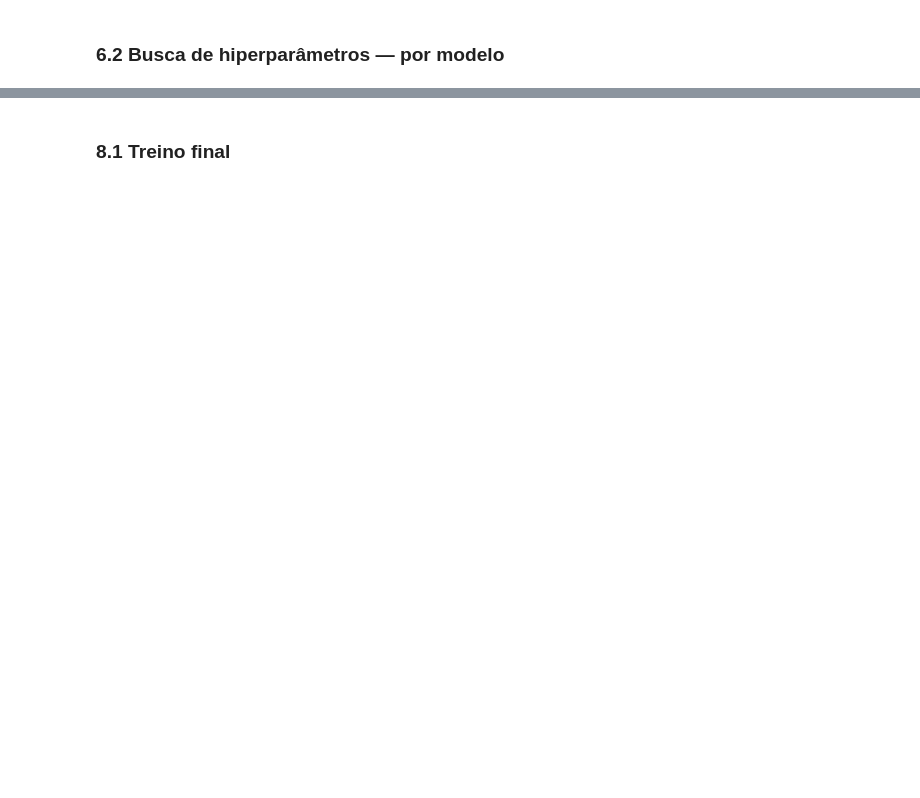
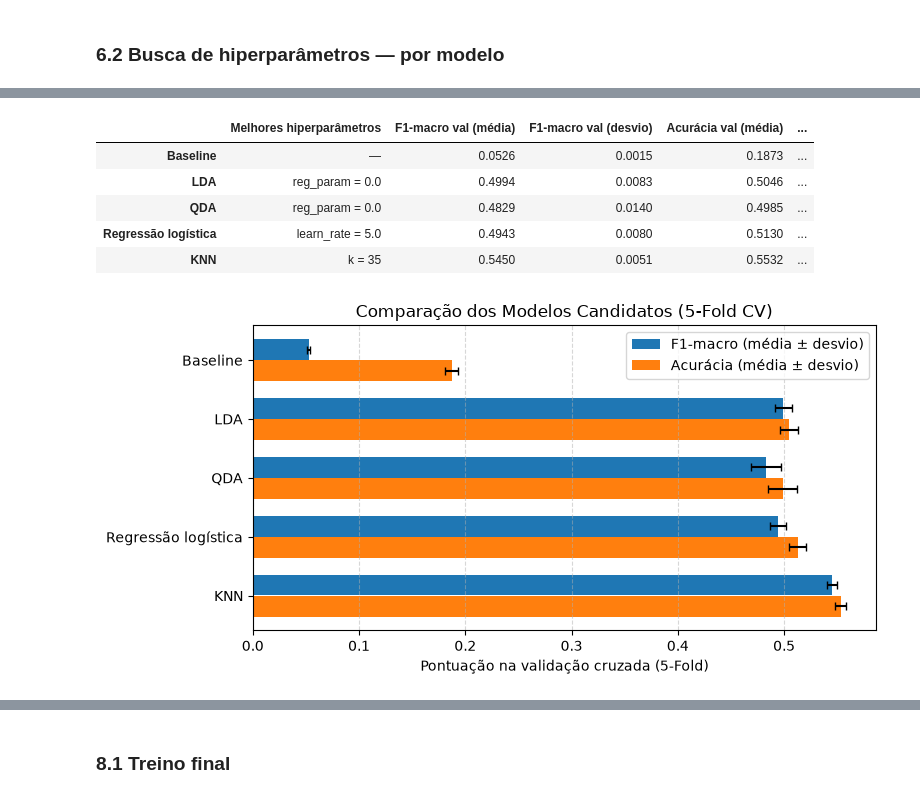
Before and after one commit to Machine-Learning-Name-in-progress/Classification-Pipeline, a Jupyter notebook: classification_pipeline_modelos.ipynb, the cells around one changed output, grey strips where cells are left out. Drawn from its saved outputs; the diff is of its cells as text; code cells hidden in the pictures; blank space fills up the shorter version.

```diff
--- a/classification_pipeline_modelos.ipynb
+++ b/classification_pipeline_modelos.ipynb
@@ -856,3 +976,54 @@ Usar **só o conjunto de treino**. O teste não aparece nesta seção.
+# %%
+comparison_df = pd.DataFrame.from_dict(cv_best_models, orient="index")
+comparison_df = comparison_df.rename(
+    columns={
+        "mean_macro_f1": "F1-macro val (média)",
+        "std_macro_f1": "F1-macro val (desvio)",
+        "mean_accuracy": "Acurácia val (média)",
+        "std_accuracy": "Acurácia val (desvio)",
+    }
+)
+
+display(comparison_df.round(4))
+
+# gráfico comparativo do F1-macro e Acurácia nos 5 folds
+fig, ax = plt.subplots(figsize=(8, 4))
+y_pos = np.arange(len(comparison_df))
+
+ax.barh(
+    y_pos - 0.18,
+    comparison_df["F1-macro val (média)"],
+    xerr=comparison_df["F1-macro val (desvio)"],
+    height=0.35,
+    label="F1-macro (média ± desvio)",
+    capsize=3,
+)
+ax.barh(
+    y_pos + 0.18,
+    comparison_df["Acurácia val (média)"],
+    xerr=comparison_df["Acurácia val (desvio)"],
+    height=0.35,
+    label="Acurácia (média ± desvio)",
+    capsize=3,
+)
+
+ax.set_yticks(y_pos)
+ax.set_yticklabels(comparison_df.index)
+ax.invert_yaxis()
+ax.set_xlabel("Pontuação na validação cruzada (5-Fold)")
+ax.set_title("Comparação dos Modelos Candidatos (5-Fold CV)")
+ax.legend()
+ax.grid(axis="x", linestyle="--", alpha=0.5)
+plt.tight_layout()
+plt.show()
+# %% [output]
+|  | Melhores hiperparâmetros | F1-macro val (média) | F1-macro val (desvio) | Acurácia val (média) | ... |
+| Baseline | — | 0.0526 | 0.0015 | 0.1873 | ... |
+| LDA | reg_param = 0.0 | 0.4994 | 0.0083 | 0.5046 | ... |
+| QDA | reg_param = 0.0 | 0.4829 | 0.0140 | 0.4985 | ... |
+| Regressão logística | learn_rate = 5.0 | 0.4943 | 0.0080 | 0.5130 | ... |
+| KNN | k = 35 | 0.5450 | 0.0051 | 0.5532 | ... |
+[figure, added]
 # %% [markdown]
 ### 7.1 Escolha do modelo final
 
```
Also changed, not shown: parts of 27 cells of this notebook.
